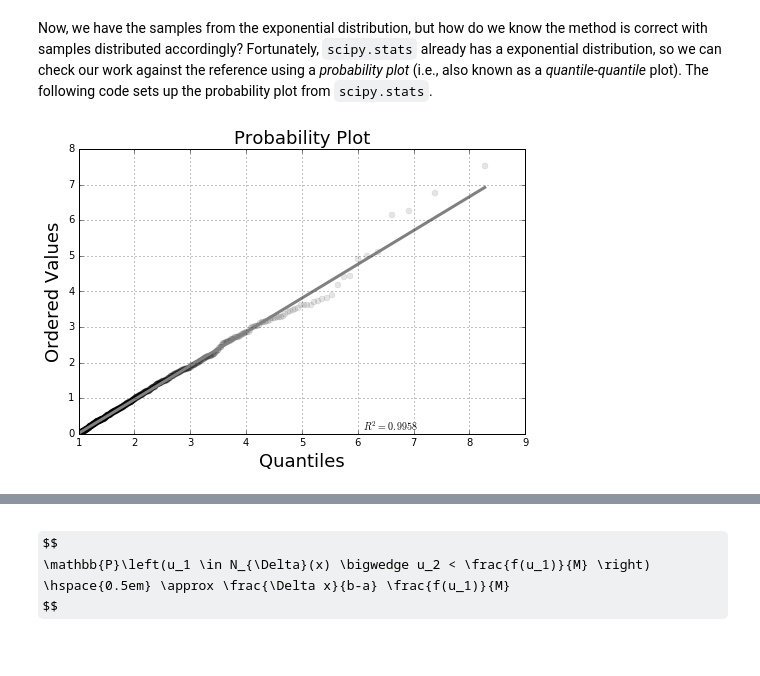
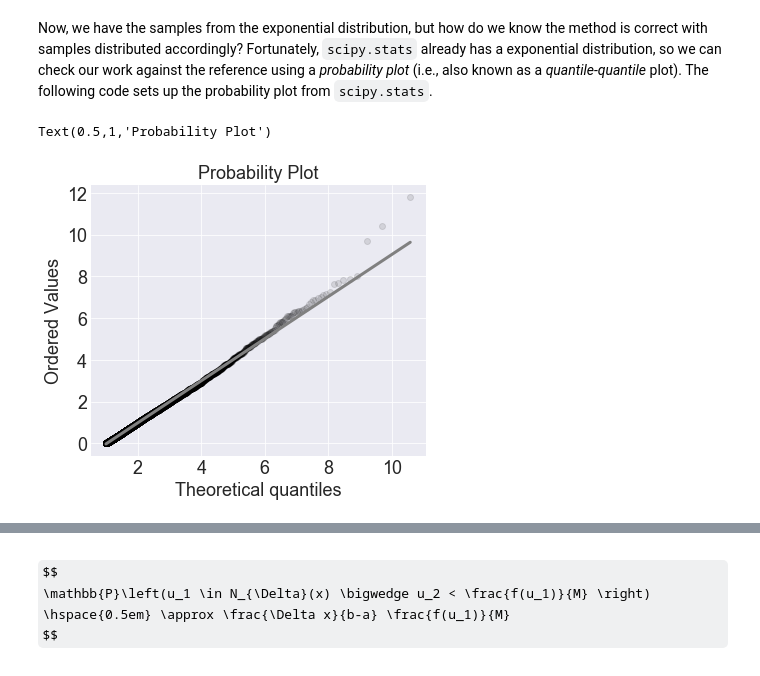
Before and after one commit to hvribeiro/MCSC1, a Jupyter notebook: aulas/02.2 - Introduction to probability.ipynb, the cells around one changed output, grey strips where cells are left out. Saved outputs shown, nothing was run; the diff lists cells and outputs as text; code cells hidden in the pictures; some formulas as TeX source.

```diff
--- a/aulas/02.2 - Introduction to probability.ipynb
+++ b/aulas/02.2 - Introduction to probability.ipynb
@@ -0,0 +10,3 @@
+# %%
+mpl.style.use('seaborn-darkgrid')
+mpl.rcParams.update({'font.size': 18})
@@ -659,13 +717,13 @@ random samples and then feed them into $F^{-1}$.
 from numpy import array, log
 import scipy.stats
 alpha = 1.   # distribution parameter
-nsamp = 1000 # num of samples
+nsamp = 10000 # num of samples
 # define uniform random variable
-u=scipy.stats.uniform(0,1)
+u = scipy.stats.uniform(0,1)
 # define inverse function
-Finv=lambda u: 1/alpha*log(1/(1-u))
+Finv = lambda u: 1/alpha*log(1/(1-u))
 # apply inverse function to samples
-v = array(map(Finv,u.rvs(nsamp)))
+v = array(list(map(Finv,u.rvs(nsamp))))
 # %% [markdown]
  Now, we have the samples from the exponential distribution, but how
 do we know the method is correct with samples distributed accordingly?
@@ -674,23 +732,25 @@ check our work against the reference using a *probability plot* (i.e.,  also
 known as a *quantile-quantile* plot).  The following code sets up the
 probability plot from `scipy.stats`.
 # %%
-%matplotlib inline
+from matplotlib.pylab import setp, subplots
 
-from matplotlib.pylab import setp, subplots
-fig,ax = subplots()
-fig.set_size_inches((7,5))
-_=scipy.stats.probplot(v,(1,),dist='expon',plot=ax)
+fig, ax = plt.subplots()
+fig.set_size_inches((6,5))
+
+
+scipy.stats.probplot(v,(1,),dist='expon',plot=ax)
 line=ax.get_lines()[0]
-_=setp(line,'color','k')
-_=setp(line,'alpha',.1)
+setp(line,'color','k')
+setp(line,'alpha',.1)
 line=ax.get_lines()[1]
-_=setp(line,'color','gray')
-_=setp(line,'lw',3.0)
-_=setp(ax.yaxis.get_label(),'fontsize',18)
-_=setp(ax.xaxis.get_label(),'fontsize',18)
-_=ax.set_title('Probability Plot',fontsize=18)
-_=ax.grid()
-fig.tight_layout()
+setp(line,'color','gray')
+setp(line,'lw',3.0)
+setp(ax.yaxis.get_label(),'fontsize',18)
+setp(ax.xaxis.get_label(),'fontsize',18)
+ax.set_title('Probability Plot',fontsize=18)
+#ax.grid()
+#fig.tight_layout()
 #fig.savefig('fig-probability/Sampling_Monte_Carlo_005.png')
 # %% [output]
+Text(0.5,1,'Probability Plot')
-[figure, old version]
+[figure, new version]
```
Also changed, not shown: parts of 36 cells of this notebook.
